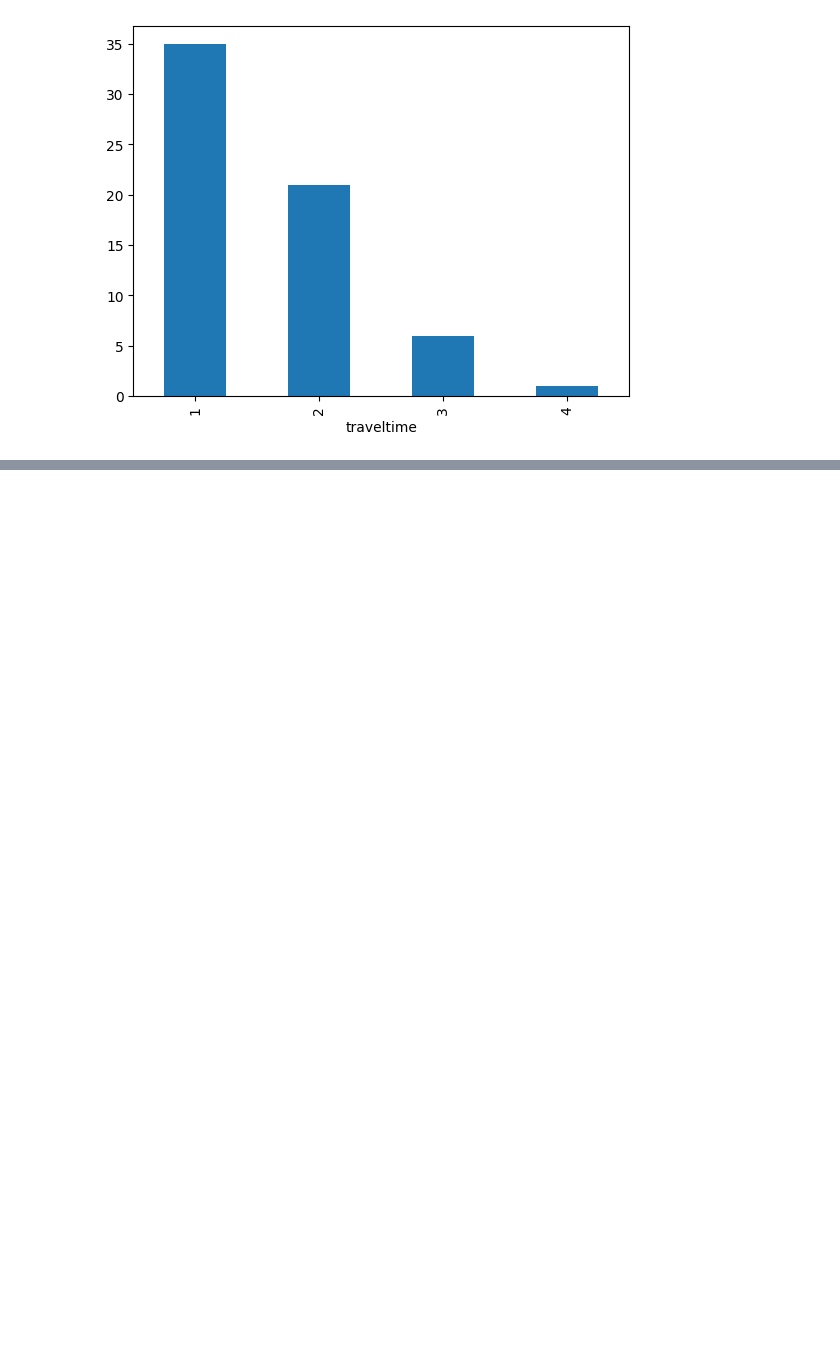
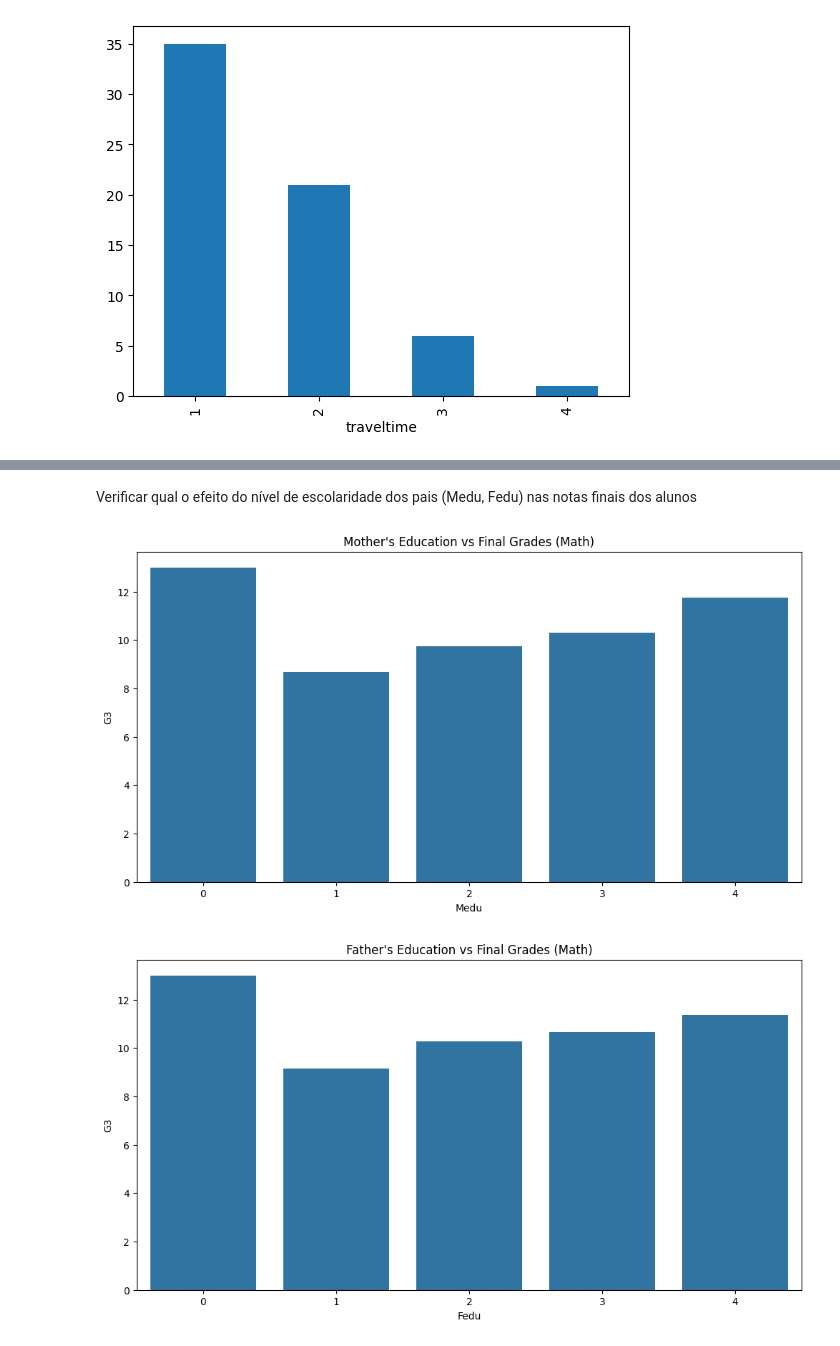
Before and after one commit to leosousa200/SGDAnalysis, a Jupyter notebook: analysis.ipynb, the cells around one changed output, grey strips where cells are left out. Saved outputs shown, nothing was run; the diff lists cells and outputs as text; code cells hidden in the pictures; blank space fills up the shorter version.

```diff
--- a/analysis.ipynb
+++ b/analysis.ipynb
@@ -437,0 +462,15 @@ De 63 : 55.56%  - 33.33%  -  9.52%  -  1.59%
+# %% [markdown]
+Verificar qual o efeito do nível de escolaridade dos pais (Medu, Fedu) nas notas finais dos alunos
+# %%
+plt.figure(figsize=(12, 6))
+sns.barplot(x='Medu', y='G3', data=student_mat, errorbar=None)
+plt.title('Mother\'s Education vs Final Grades (Math)')
+plt.show()
+
+plt.figure(figsize=(12, 6))
+sns.barplot(x='Fedu', y='G3', data=student_mat, errorbar=None)
+plt.title('Father\'s Education vs Final Grades (Math)')
+plt.show()
+# %% [output]
+[figure, added]
+[figure, added]
```
Also changed, not shown: parts of 5 cells of this notebook, 1 other file.
